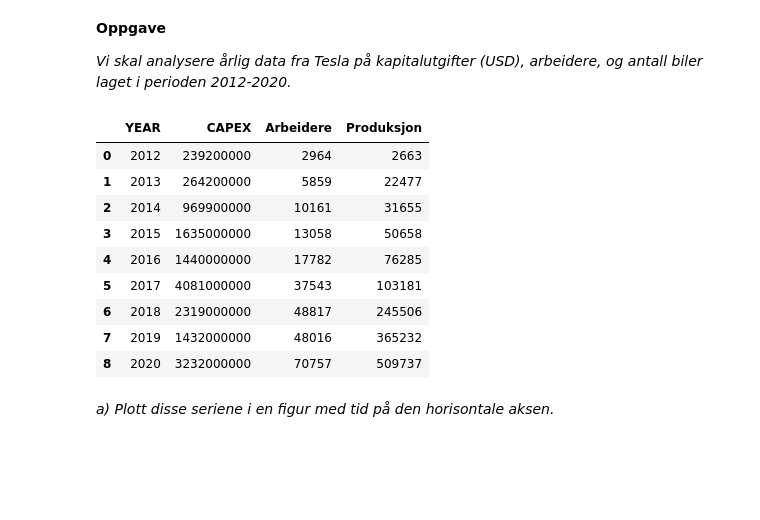
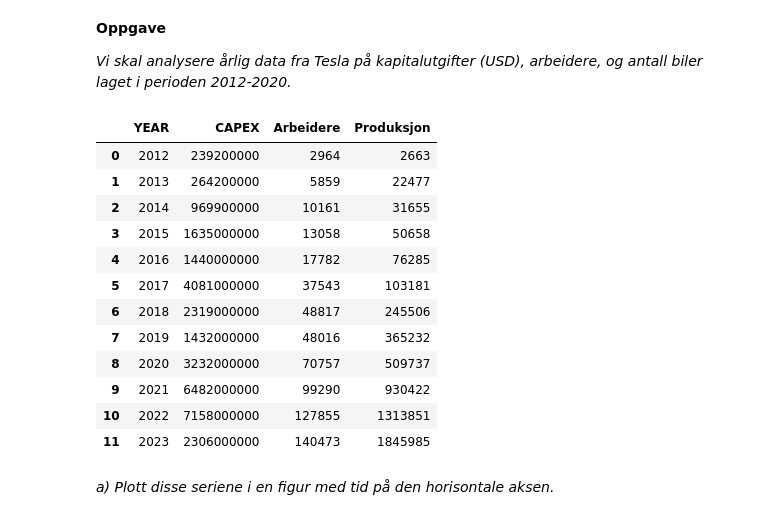
Before and after one commit to uit-sok-1006-v25/sok_1006_notater_v25, a Jupyter notebook: notater forelesning 12.ipynb, the cells around one changed output. Drawn from its saved outputs; the diff is of its cells as text; code cells hidden in the pictures; blank space fills up the shorter version.

```diff
--- a/notater forelesning 12.ipynb
+++ b/notater forelesning 12.ipynb
@@ -410,21 +410,24 @@ ax.legend(loc='best',frameon=False);
 # %%
 # last inn data
 
-df1=pd.read_csv("https://raw.githubusercontent.com/uit-sok-1006-v24/uit-sok-1006-v24.github.io/main/tesladata.csv",delimiter=";")
+df1=pd.read_csv("https://raw.githubusercontent.com/uit-sok-1006-v24/uit-sok-1006-v24.github.io/main/tesladata_2023.csv",delimiter=";")
 
 
 df1
 # %% [output]
 |  | YEAR | CAPEX | Arbeidere | Produksjon |
 | 0 | 2012 | 239200000 | 2964 | 2663 |
 | 1 | 2013 | 264200000 | 5859 | 22477 |
 | 2 | 2014 | 969900000 | 10161 | 31655 |
 | 3 | 2015 | 1635000000 | 13058 | 50658 |
 | 4 | 2016 | 1440000000 | 17782 | 76285 |
 | 5 | 2017 | 4081000000 | 37543 | 103181 |
 | 6 | 2018 | 2319000000 | 48817 | 245506 |
 | 7 | 2019 | 1432000000 | 48016 | 365232 |
 | 8 | 2020 | 3232000000 | 70757 | 509737 |
+| 9 | 2021 | 6482000000 | 99290 | 930422 |
+| 10 | 2022 | 7158000000 | 127855 | 1313851 |
+| 11 | 2023 | 2306000000 | 140473 | 1845985 |
 # %% [markdown]
 *a) Plott disse seriene i en figur med tid på den horisontale aksen.*
 # %%
```
Also changed, not shown: parts of 9 cells of this notebook.
